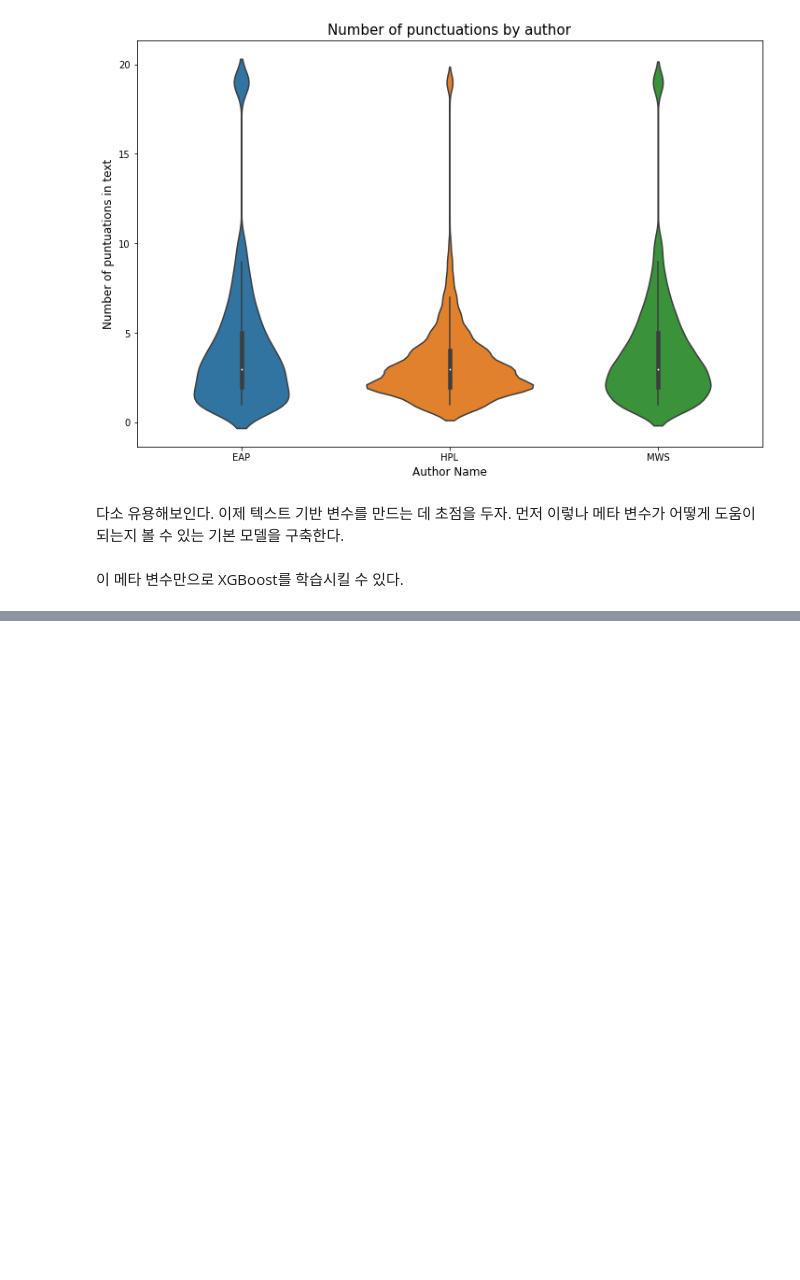
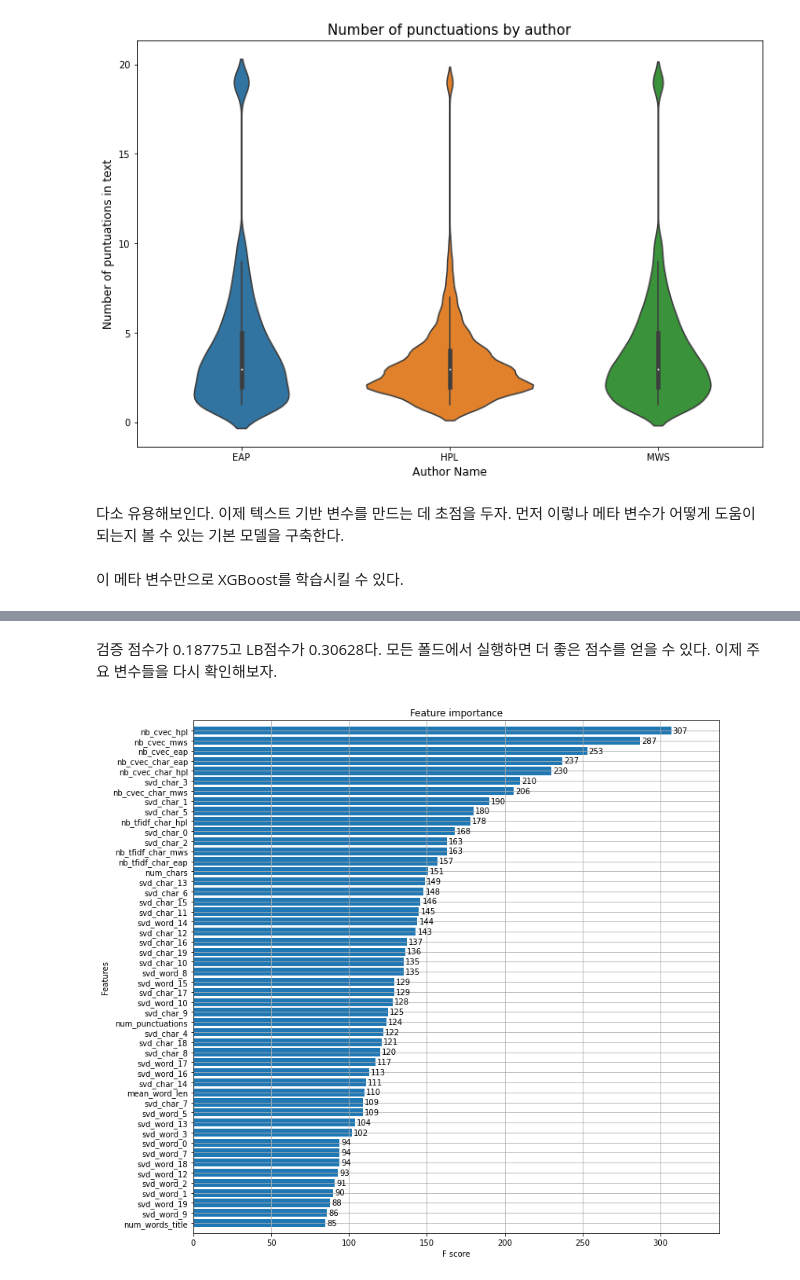
Before and after one commit to Haebuk/kagglestudy, a Jupyter notebook: Spooky competition/spooky_3_시온.ipynb, the cells around one changed output, grey strips where cells are left out. Cells and saved outputs as stored; diff of their text form; code cells hidden in the pictures; blank space fills up the shorter version.

```diff
--- a/Spooky competition/spooky_3_시온.ipynb
+++ b/Spooky competition/spooky_3_시온.ipynb
@@ -225,0 +487,11 @@ def runXGB(train_X, train_y, test_X, test_y=None, test_X2=None, seed_val=0, chil
+# %%
+svd_obj = TruncatedSVD(n_components=n_comp, algorithm='arpack')
+svd_obj.fit(full_tfidf)
+train_svd = pd.DataFrame(svd_obj.transform(train_tfidf))
+test_svd = pd.DataFrame(svd_obj.transform(test_tfidf))
+
+train_svd.columns = ['svd_char_'+str(i) for i in range(n_comp)]
+test_svd.columns = ['svd_char_'+str(i) for i in range(n_comp)]
+train_df = pd.concat([train_df, train_svd], axis=1)
+test_df = pd.concat([test_df, test_svd], axis=1)
+del full_tfidf, train_tfidf, test_tfidf, train_svd, test_svd
@@ -225,0 +502,23 @@ def runXGB(train_X, train_y, test_X, test_y=None, test_X2=None, seed_val=0, chil
+# %%
+cols_to_drop = ['id', 'text']
+train_X = train_df.drop(cols_to_drop+['author'], axis=1)
+test_X = test_df.drop(cols_to_drop, axis=1)
+
+kf = model_selection.KFold(n_splits=5, shuffle=True, random_state=2017)
+cv_scores = []
+pred_full_test = 0
+pred_train = np.zeros([train_df.shape[0], 3])
+for dev_index, val_index in kf.split(train_X):
+    dev_X, val_X = train_X.loc[dev_index], train_X.loc[val_index]
+    dev_y, val_y = train_y[dev_index], train_y[val_index]
+    pred_val_y, pred_test_y, model = runXGB(dev_X, dev_y, val_X, val_y, test_X, seed_val=0, colsample=0.7)
+    pred_full_test = pred_full_test + pred_test_y
+    pred_train[val_index,:] = pred_val_y
+    cv_scores.append(metrics.log_loss(val_y, pred_val_y))
+    break
+print("cv scores : ", cv_scores)
+
+out_df = pd.DataFrame(pred_full_test)
+out_df.columns = ['EAP', 'HPL', 'MWS']
+out_df.insert(0, 'id', test_id)
+out_df.to_csv("sub_fe.csv", index=False)
@@ -225,0 +543,9 @@ def runXGB(train_X, train_y, test_X, test_y=None, test_X2=None, seed_val=0, chil
+# %% [markdown]
+검증 점수가 0.18775고 LB점수가 0.30628다. 모든 폴드에서 실행하면 더 좋은 점수를 얻을 수 있다. 이제 주요 변수들을 다시 확인해보자.
+# %%
+# 주요 변수 시각화
+fig, ax = plt.subplots(figsize=(12,12))
+xgb.plot_importance(model, max_num_features=50, height=0.8, ax=ax)
+plt.show()
+# %% [output]
+[figure, added]
```
Also changed, not shown: parts of 38 cells of this notebook.
